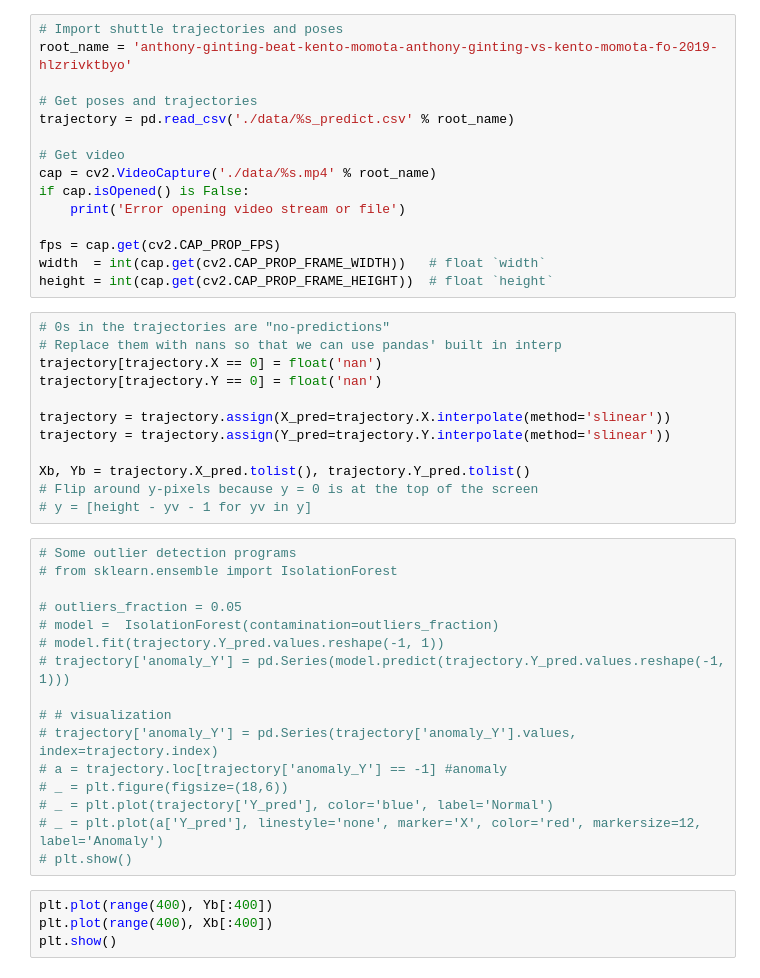
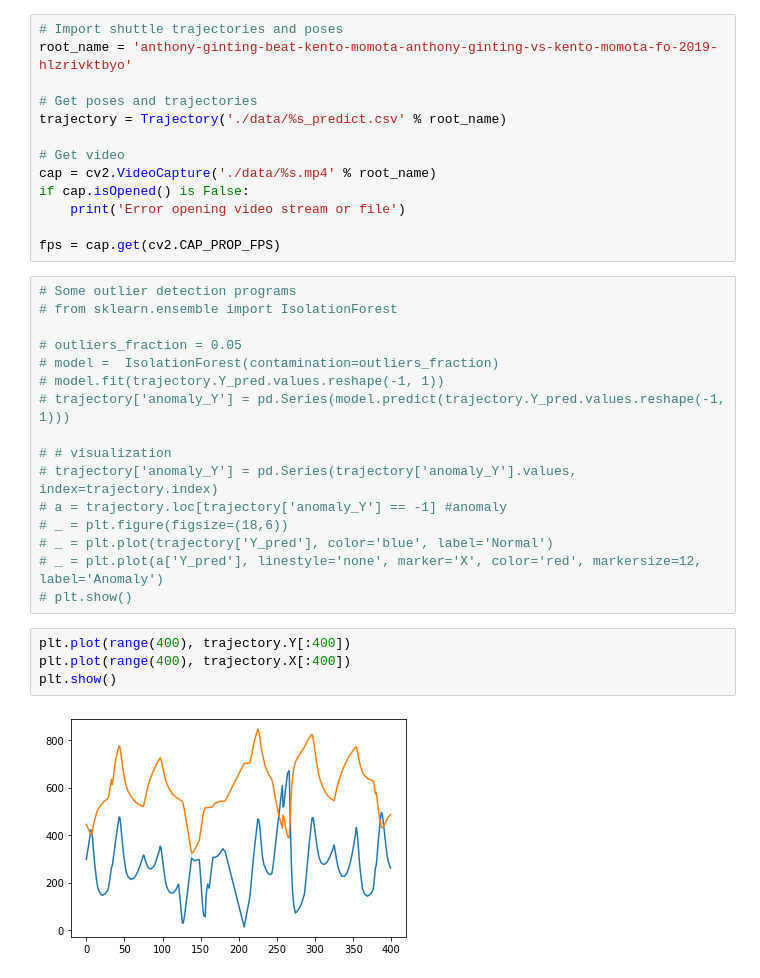
Before and after one commit to jhwang7628/monotrack, a Jupyter notebook: notebooks/single-match-analysis.ipynb, the cells around one changed output. Cells and saved outputs as stored; diff of their text form.

```diff
--- a/notebooks/single-match-analysis.ipynb
+++ b/notebooks/single-match-analysis.ipynb
@@ -30,7 +26,7 @@ import ipywidgets as wdg  # Using the ipython notebook widgets
 root_name = 'anthony-ginting-beat-kento-momota-anthony-ginting-vs-kento-momota-fo-2019-hlzrivktbyo'
 
 # Get poses and trajectories
-trajectory = pd.read_csv('./data/%s_predict.csv' % root_name)
+trajectory = Trajectory('./data/%s_predict.csv' % root_name)
 
 # Get video
 cap = cv2.VideoCapture('./data/%s.mp4' % root_name)
@@ -38,20 +34,6 @@ if cap.isOpened() is False:
     print('Error opening video stream or file')
 
 fps = cap.get(cv2.CAP_PROP_FPS)
-width  = int(cap.get(cv2.CAP_PROP_FRAME_WIDTH))   # float `width`
-height = int(cap.get(cv2.CAP_PROP_FRAME_HEIGHT))  # float `height`
-# %%
-# 0s in the trajectories are "no-predictions"
-# Replace them with nans so that we can use pandas' built in interp
-trajectory[trajectory.X == 0] = float('nan')
-trajectory[trajectory.Y == 0] = float('nan')
-
-trajectory = trajectory.assign(X_pred=trajectory.X.interpolate(method='slinear'))
-trajectory = trajectory.assign(Y_pred=trajectory.Y.interpolate(method='slinear'))
-
-Xb, Yb = trajectory.X_pred.tolist(), trajectory.Y_pred.tolist()
-# Flip around y-pixels because y = 0 is at the top of the screen
-# y = [height - yv - 1 for yv in y]
 # %%
 # Some outlier detection programs
 # from sklearn.ensemble import IsolationForest
@@ -69,6 +51,8 @@ Xb, Yb = trajectory.X_pred.tolist(), trajectory.Y_pred.tolist()
 # _ = plt.plot(a['Y_pred'], linestyle='none', marker='X', color='red', markersize=12, label='Anomaly')
 # plt.show()
 # %%
-plt.plot(range(400), Yb[:400])
-plt.plot(range(400), Xb[:400])
+plt.plot(range(400), trajectory.Y[:400])
+plt.plot(range(400), trajectory.X[:400])
 plt.show()
+# %% [output]
+[figure, added]
```
Also changed, not shown: parts of 27 cells of this notebook, 21 other files.
